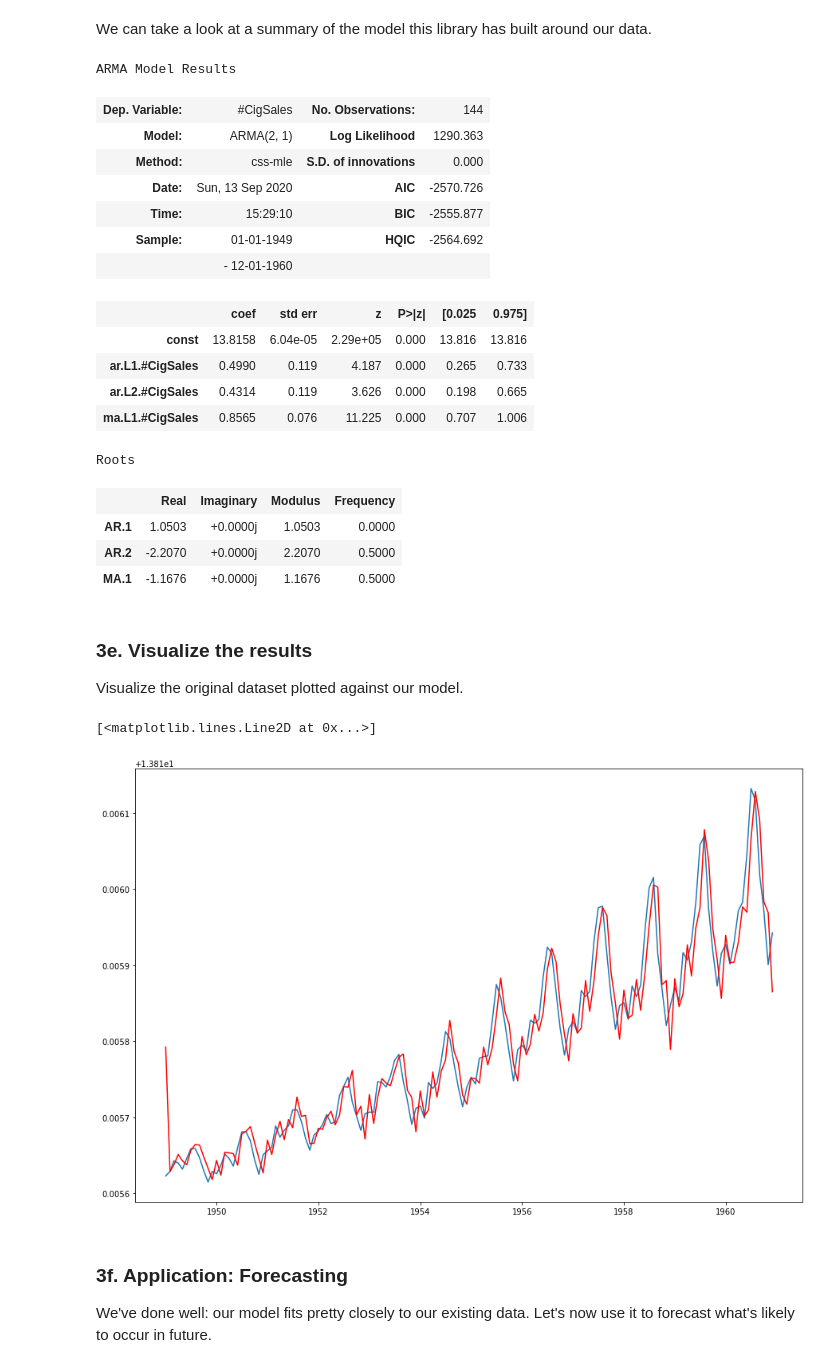
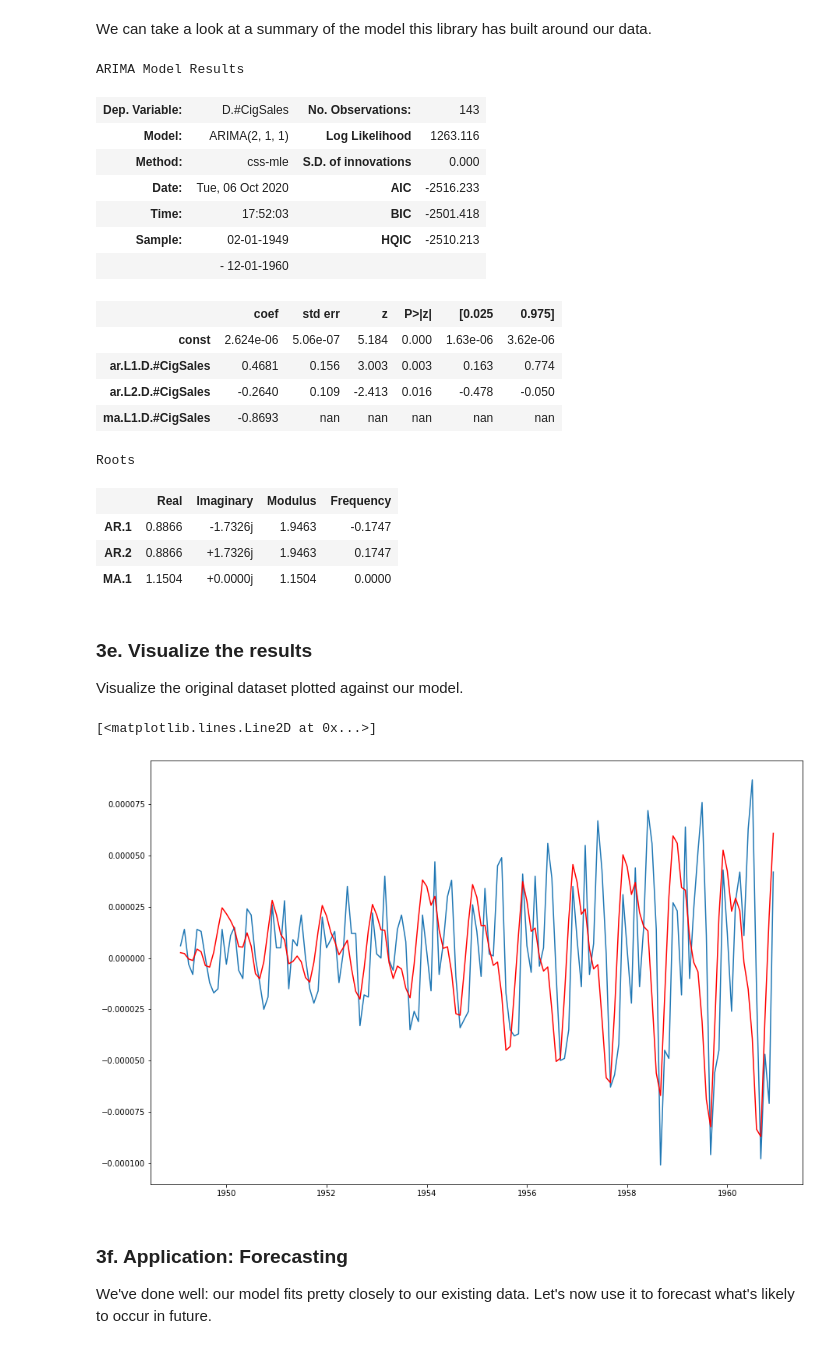
Before and after one commit to filiaguilar/Springboard-DS, a Jupyter notebook: Unit 21 TS/Cowboy Cigarettes Case Study - Tier 3.ipynb, the cells around one changed output. Drawn from its saved outputs; the diff is of its cells as text; code cells hidden in the pictures.

```diff
--- a/Unit 21 TS/Cowboy Cigarettes Case Study - Tier 3.ipynb
+++ b/Unit 21 TS/Cowboy Cigarettes Case Study - Tier 3.ipynb
@@ -396,33 +396,33 @@ So the best p,d, q, parameters for our ARIMA model are 2, 0, 1 respectively. Now
 # %%
 p=2
-d=0
+d=1
 q=1
 model = ARIMA(y_log, order=(p,d,q))
 model_fit = model.fit()
-forecast = model_fit.forecast(24)
+forecast = model_fit.forecast(12)
 # %% [markdown]
 We can take a look at a summary of the model this library has built around our data.
 # %%
 model_fit.summary()
 # %% [output]
-ARMA Model Results
+ARIMA Model Results
-| Dep. Variable: | #CigSales | No. Observations: | 144 |
-| Model: | ARMA(2, 1) | Log Likelihood | 1290.363 |
+| Dep. Variable: | D.#CigSales | No. Observations: | 143 |
+| Model: | ARIMA(2, 1, 1) | Log Likelihood | 1263.116 |
 | Method: | css-mle | S.D. of innovations | 0.000 |
-| Date: | Sun, 13 Sep 2020 | AIC | -2570.726 |
-| Time: | 15:29:10 | BIC | -2555.877 |
-| Sample: | 01-01-1949 | HQIC | -2564.692 |
+| Date: | Tue, 06 Oct 2020 | AIC | -2516.233 |
+| Time: | 17:52:03 | BIC | -2501.418 |
+| Sample: | 02-01-1949 | HQIC | -2510.213 |
 |  | - 12-01-1960 |  |  |
 |  | coef | std err | z | P>|z| | [0.025 | 0.975] |
-| const | 13.8158 | 6.04e-05 | 2.29e+05 | 0.000 | 13.816 | 13.816 |
-| ar.L1.#CigSales | 0.4990 | 0.119 | 4.187 | 0.000 | 0.265 | 0.733 |
-| ar.L2.#CigSales | 0.4314 | 0.119 | 3.626 | 0.000 | 0.198 | 0.665 |
-| ma.L1.#CigSales | 0.8565 | 0.076 | 11.225 | 0.000 | 0.707 | 1.006 |
+| const | 2.624e-06 | 5.06e-07 | 5.184 | 0.000 | 1.63e-06 | 3.62e-06 |
+| ar.L1.D.#CigSales | 0.4681 | 0.156 | 3.003 | 0.003 | 0.163 | 0.774 |
+| ar.L2.D.#CigSales | -0.2640 | 0.109 | -2.413 | 0.016 | -0.478 | -0.050 |
+| ma.L1.D.#CigSales | -0.8693 | nan | nan | nan | nan | nan |
 Roots
 |  | Real | Imaginary | Modulus | Frequency |
-| AR.1 | 1.0503 | +0.0000j | 1.0503 | 0.0000 |
-| AR.2 | -2.2070 | +0.0000j | 2.2070 | 0.5000 |
-| MA.1 | -1.1676 | +0.0000j | 1.1676 | 0.5000 |
+| AR.1 | 0.8866 | -1.7326j | 1.9463 | -0.1747 |
+| AR.2 | 0.8866 | +1.7326j | 1.9463 | 0.1747 |
+| MA.1 | 1.1504 | +0.0000j | 1.1504 | 0.0000 |
 # %% [markdown]
 ### 3e. Visualize the results
 
@@ -430,11 +430,11 @@ Visualize the original dataset plotted against our model.
 # %%
 # Call figure() and plot() on the plt
 plt.figure(figsize=(15,10))
-plt.plot(y_log)
+plt.plot(y_log.diff())
 plt.plot(model_fit.predict(), color = 'red')
 # %% [output]
 [<matplotlib.lines.Line2D at 0x...>]
-[figure, old version]
+[figure, new version]
 # %% [markdown]
 ### 3f. Application: Forecasting
 
```
Also changed, not shown: parts of 4 cells of this notebook.
